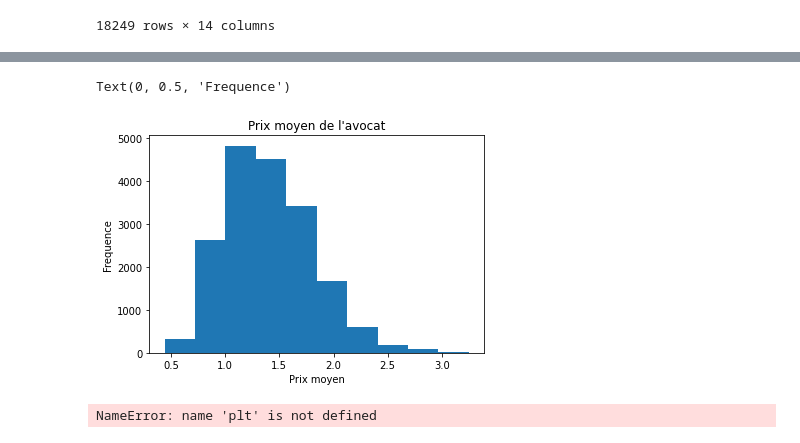
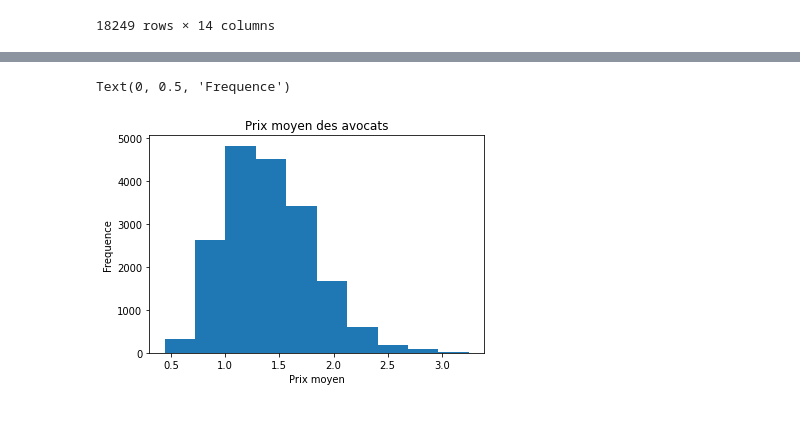
Before and after one commit to Pakopac/ML_Project, a Jupyter notebook: project.ipynb, the cells around one changed output, grey strips where cells are left out. Cells and saved outputs as stored; diff of their text form; code cells hidden in the pictures.

```diff
--- a/project.ipynb
+++ b/project.ipynb
@@ -60,23 +75,12 @@ plt.tight_layout()
 # %%
 # create figure and axis
 fig, ax = plt.subplots()
 # plot histogram
 ax.hist(df['AveragePrice'])
 # set title and labels
-ax.set_title("Prix moyen de l'avocat")
+ax.set_title("Prix moyen des avocats")
 ax.set_xlabel('Prix moyen')
 ax.set_ylabel('Frequence')
 # %% [output]
 Text(0, 0.5, 'Frequence')
-[figure, old version]
+[figure, new version]
-# %%
-#plt.pie(df['AveragePrice'], labels=df['year'], autopct='%0.f%%', shadow=True, startangle=90)
-
-fig1, ax1 = plt.subplots()
-ax1.pie(df['AveragePrice'], explode=explode, labels=df['year'], autopct='%1.1f%%',
-        shadow=True, startangle=90)
-ax1.axis('equal')  # Equal aspect ratio ensures that pie is drawn as a circle.
-
-plt.show()
-# %% [output]
-NameError: name 'plt' is not defined
```
Also changed, not shown: parts of 49 cells of this notebook.
